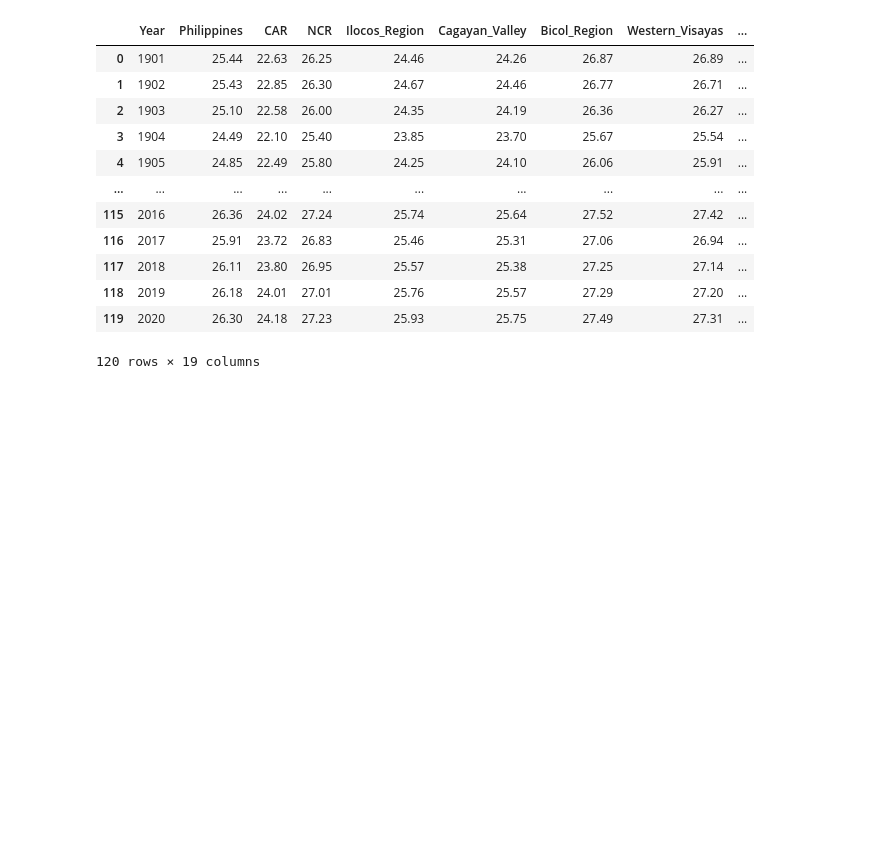
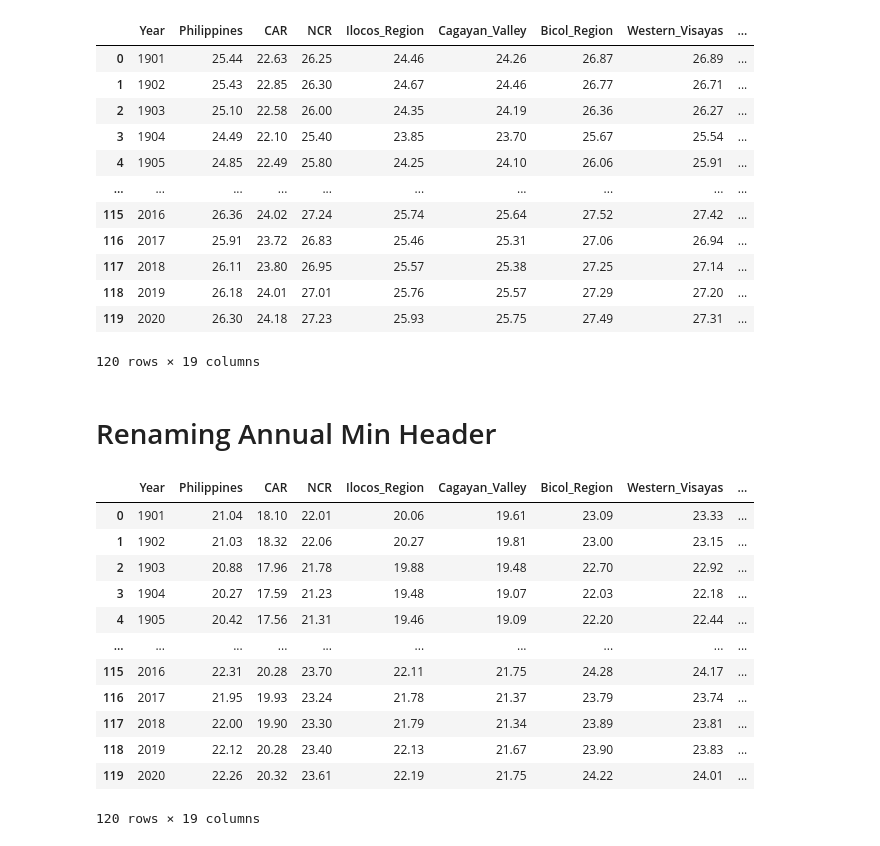
Before and after one commit to edbertocampo/Analytics-Techniques-and-Tools-Proposal-, a Jupyter notebook: Climate_Change_in_the_Philippines_through_the_Years.ipynb, the cells around one changed output. Saved outputs shown, nothing was run; the diff lists cells and outputs as text; code cells hidden in the pictures; blank space fills up the shorter version.

```diff
--- a/Climate_Change_in_the_Philippines_through_the_Years.ipynb
+++ b/Climate_Change_in_the_Philippines_through_the_Years.ipynb
@@ -65,3 +63,27 @@ annualmean
 | 118 | 2019 | 26.18 | 24.01 | 27.01 | 25.76 | 25.57 | 27.29 | 27.20 | ... |
 | 119 | 2020 | 26.30 | 24.18 | 27.23 | 25.93 | 25.75 | 27.49 | 27.31 | ... |
 120 rows × 19 columns
+# %% [markdown]
+# Renaming Annual Min Header
+# %%
+annualmin.rename(columns={'Cordillera Administrative region (CAR)' : 'CAR', 'National Capital region (NCR)' : 'NCR',
+                       'Region I (Ilocos region)' : 'Ilocos_Region', 'Region II (Cagayan Valley)' : 'Cagayan_Valley', 'Region V (Bicol region)' : 'Bicol_Region',
+                       'Region VI (Western Visayas)' : 'Western_Visayas', 'Region VII (Central Visayas)' : 'Central_Visayas', 'Region VIII (Eastern Visayas)' : 'Eastern_Visayas',
+                       'Region XIII (Caraga)' :'Caraga', 'Autonomous region in Muslim Mindanao (ARMM)' : 'ARMM', 'Region IX (Zamboanga Peninsula)' : 'Zamboanga_Peninsula',
+                       'Region X (Northern Mindanao)' : 'Northern_Mindanao', 'Region XI (Davao Region)' : 'Davao_Region', 'Region XII (Soccsksargen)' : 'SOCCSKSARGEN',
+                       'Region III (Central Luzon)' : 'Central_Luzon', 'Region IV-A (Calabarzon)' : 'CALABARZON', 'Region IV (Southern Tagalog)' : 'Southern_Tagalog'}, inplace=True)
+annualmin
+# %% [output]
+|  | Year | Philippines | CAR | NCR | Ilocos_Region | Cagayan_Valley | Bicol_Region | Western_Visayas | ... |
+| 0 | 1901 | 21.04 | 18.10 | 22.01 | 20.06 | 19.61 | 23.09 | 23.33 | ... |
+| 1 | 1902 | 21.03 | 18.32 | 22.06 | 20.27 | 19.81 | 23.00 | 23.15 | ... |
+| 2 | 1903 | 20.88 | 17.96 | 21.78 | 19.88 | 19.48 | 22.70 | 22.92 | ... |
+| 3 | 1904 | 20.27 | 17.59 | 21.23 | 19.48 | 19.07 | 22.03 | 22.18 | ... |
+| 4 | 1905 | 20.42 | 17.56 | 21.31 | 19.46 | 19.09 | 22.20 | 22.44 | ... |
+| ... | ... | ... | ... | ... | ... | ... | ... | ... | ... |
+| 115 | 2016 | 22.31 | 20.28 | 23.70 | 22.11 | 21.75 | 24.28 | 24.17 | ... |
+| 116 | 2017 | 21.95 | 19.93 | 23.24 | 21.78 | 21.37 | 23.79 | 23.74 | ... |
+| 117 | 2018 | 22.00 | 19.90 | 23.30 | 21.79 | 21.34 | 23.89 | 23.81 | ... |
+| 118 | 2019 | 22.12 | 20.28 | 23.40 | 22.13 | 21.67 | 23.90 | 23.83 | ... |
+| 119 | 2020 | 22.26 | 20.32 | 23.61 | 22.19 | 21.75 | 24.22 | 24.01 | ... |
+120 rows × 19 columns
```
Also changed, not shown: parts of 3 cells of this notebook.
